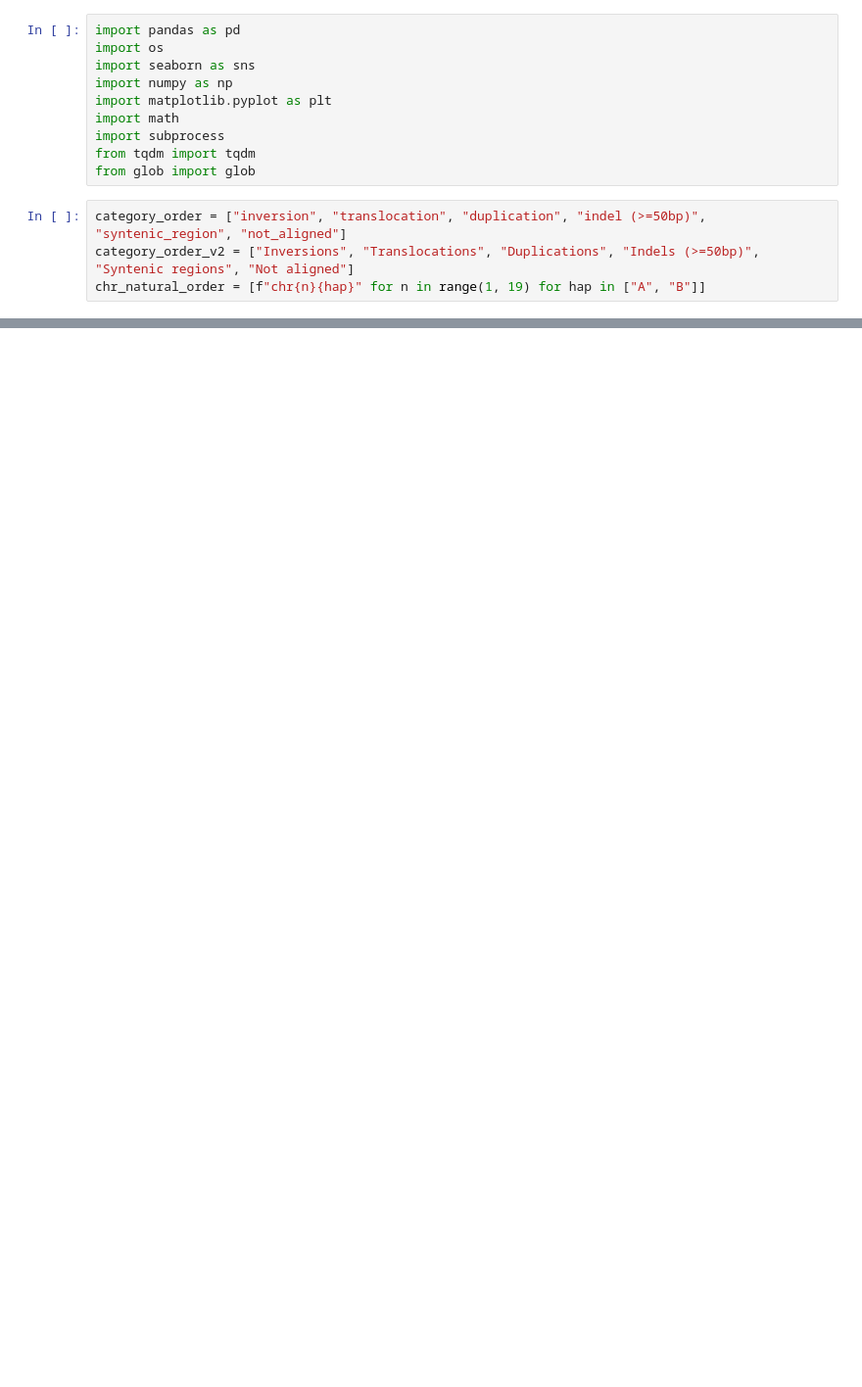
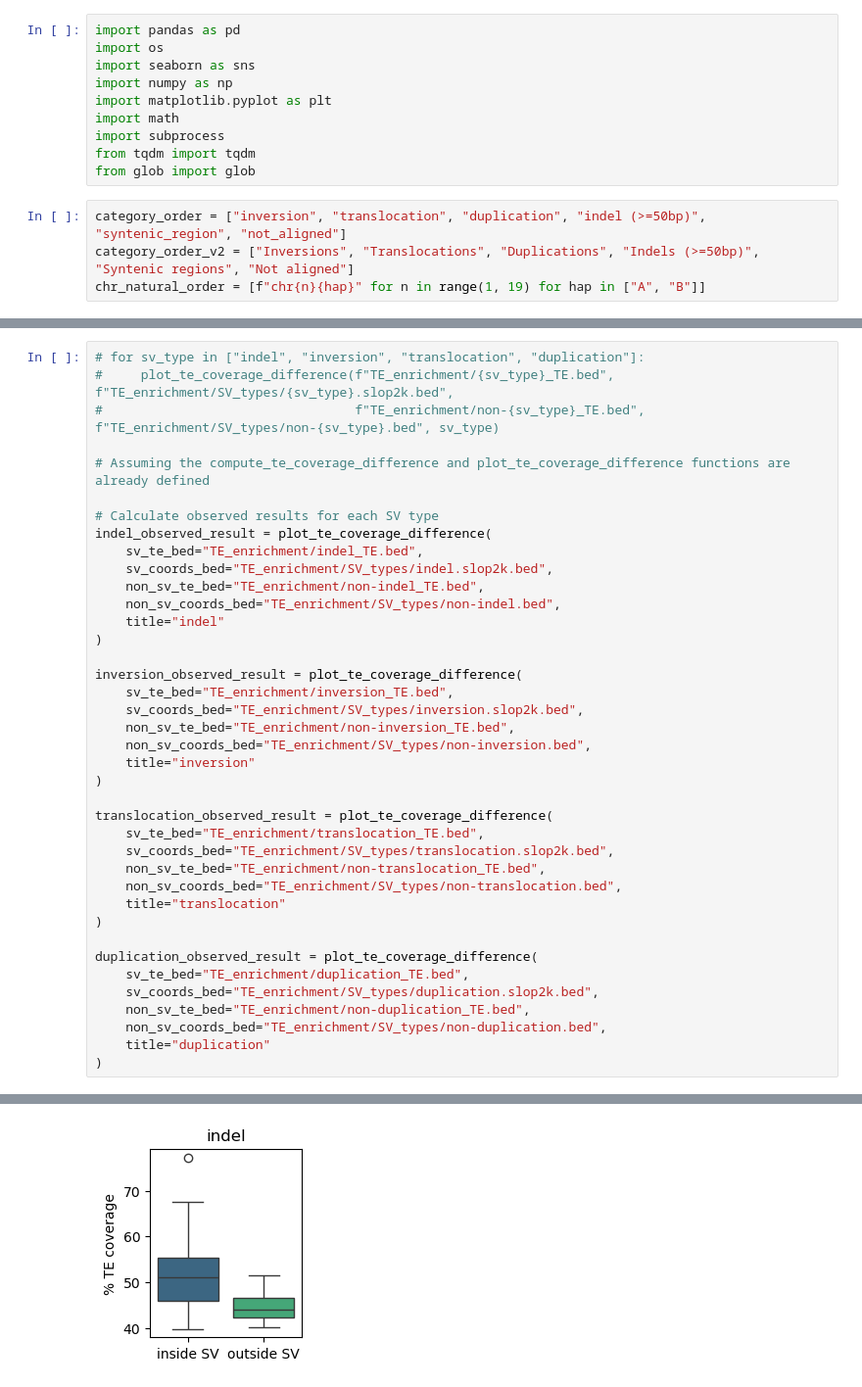
Before and after one commit to ritatam/Pst104EGenomeAnalysis, a Jupyter notebook: SV/feature_enrichment_in_SVs.ipynb, the cells around one changed output, grey strips where cells are left out. Shown at 98% size. Cells and saved outputs as stored; diff of their text form; blank space fills up the shorter version.

```diff
--- a/SV/feature_enrichment_in_SVs.ipynb
+++ b/SV/feature_enrichment_in_SVs.ipynb
@@ -73,0 +90,40 @@ Text(0.5, 0, '')
+# %%
+# for sv_type in ["indel", "inversion", "translocation", "duplication"]:
+#     plot_te_coverage_difference(f"TE_enrichment/{sv_type}_TE.bed", f"TE_enrichment/SV_types/{sv_type}.slop2k.bed",
+#                                 f"TE_enrichment/non-{sv_type}_TE.bed", f"TE_enrichment/SV_types/non-{sv_type}.bed", sv_type)
+
+# Assuming the compute_te_coverage_difference and plot_te_coverage_difference functions are already defined
+
+# Calculate observed results for each SV type
+indel_observed_result = plot_te_coverage_difference(
+    sv_te_bed="TE_enrichment/indel_TE.bed",
+    sv_coords_bed="TE_enrichment/SV_types/indel.slop2k.bed",
+    non_sv_te_bed="TE_enrichment/non-indel_TE.bed",
+    non_sv_coords_bed="TE_enrichment/SV_types/non-indel.bed",
+    title="indel"
+)
+
+inversion_observed_result = plot_te_coverage_difference(
+    sv_te_bed="TE_enrichment/inversion_TE.bed",
+    sv_coords_bed="TE_enrichment/SV_types/inversion.slop2k.bed",
+    non_sv_te_bed="TE_enrichment/non-inversion_TE.bed",
+    non_sv_coords_bed="TE_enrichment/SV_types/non-inversion.bed",
+    title="inversion"
+)
+
+translocation_observed_result = plot_te_coverage_difference(
+    sv_te_bed="TE_enrichment/translocation_TE.bed",
+    sv_coords_bed="TE_enrichment/SV_types/translocation.slop2k.bed",
+    non_sv_te_bed="TE_enrichment/non-translocation_TE.bed",
+    non_sv_coords_bed="TE_enrichment/SV_types/non-translocation.bed",
+    title="translocation"
+)
+
+duplication_observed_result = plot_te_coverage_difference(
+    sv_te_bed="TE_enrichment/duplication_TE.bed",
+    sv_coords_bed="TE_enrichment/SV_types/duplication.slop2k.bed",
+    non_sv_te_bed="TE_enrichment/non-duplication_TE.bed",
+    non_sv_coords_bed="TE_enrichment/SV_types/non-duplication.bed",
+    title="duplication"
+)
+# %% [output]
@@ -73,0 +145 @@ Text(0.5, 0, '')
+[figure, added]
```
Also changed, not shown: parts of 31 cells of this notebook.
